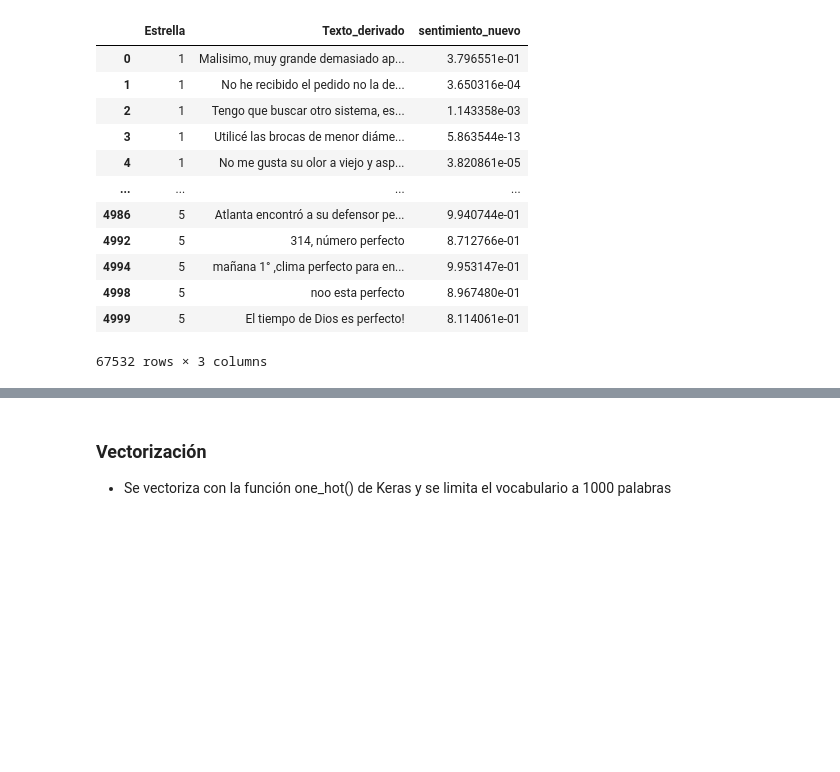
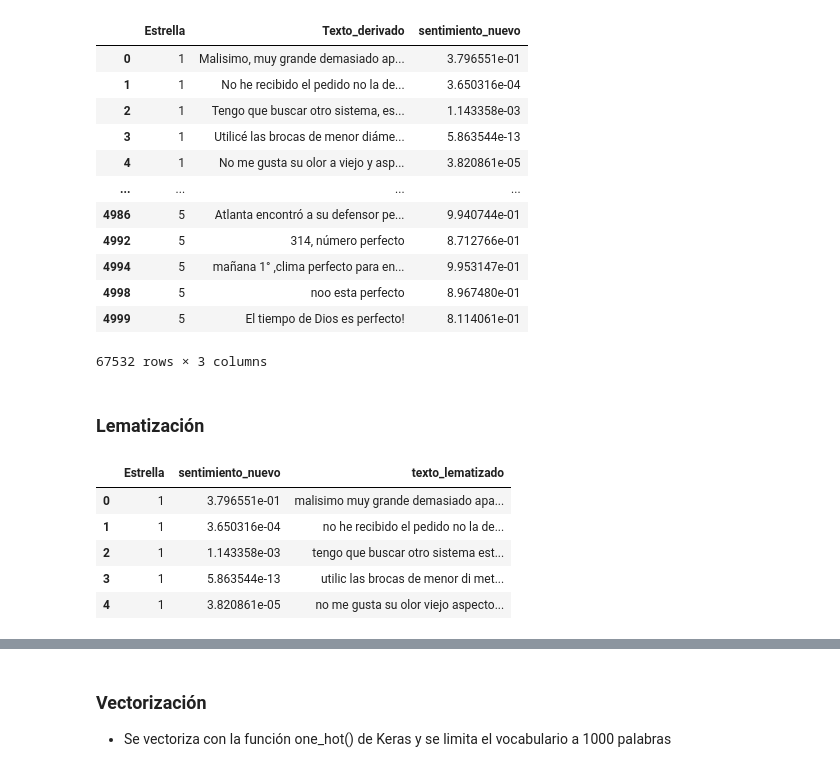
Before and after one commit to panasabena/Analisis_exploratorio_de_tweepy, a Jupyter notebook: Explorando.ipynb, the cells around one changed output, grey strips where cells are left out. Drawn from its saved outputs; the diff is of its cells as text; code cells hidden in the pictures; blank space fills up the shorter version.

```diff
--- a/Explorando.ipynb
+++ b/Explorando.ipynb
@@ -901,3 +879,15 @@ todo
 | 4998 | 5 | noo esta perfecto | 8.967480e-01 |
 | 4999 | 5 | El tiempo de Dios es perfecto! | 8.114061e-01 |
 67532 rows × 3 columns
+# %% [markdown]
+### Lematización
+# %%
+def get_wordnet_pos(word):
+    """Map POS tag to first character lemmatize() accepts"""
+    tag = nltk.pos_tag([word])[0][1][0].upper()
+    tag_dict = {"J": wordnet.ADJ,
+                "N": wordnet.NOUN,
+                "V": wordnet.VERB,
+                "R": wordnet.ADV}
+
+    return tag_dict.get(tag, wordnet.NOUN)
@@ -903,0 +922,10 @@ todo
+# %%
+todo["texto_lematizado"] = Comentarios_list
+todo.head()
+# %% [output]
+|  | Estrella | sentimiento_nuevo | texto_lematizado |
+| 0 | 1 | 3.796551e-01 | malisimo muy grande demasiado apa... |
+| 1 | 1 | 3.650316e-04 | no he recibido el pedido no la de... |
+| 2 | 1 | 1.143358e-03 | tengo que buscar otro sistema est... |
+| 3 | 1 | 5.863544e-13 | utilic las brocas de menor di met... |
+| 4 | 1 | 3.820861e-05 | no me gusta su olor viejo aspecto... |
```
Also changed, not shown: parts of 85 cells of this notebook.
